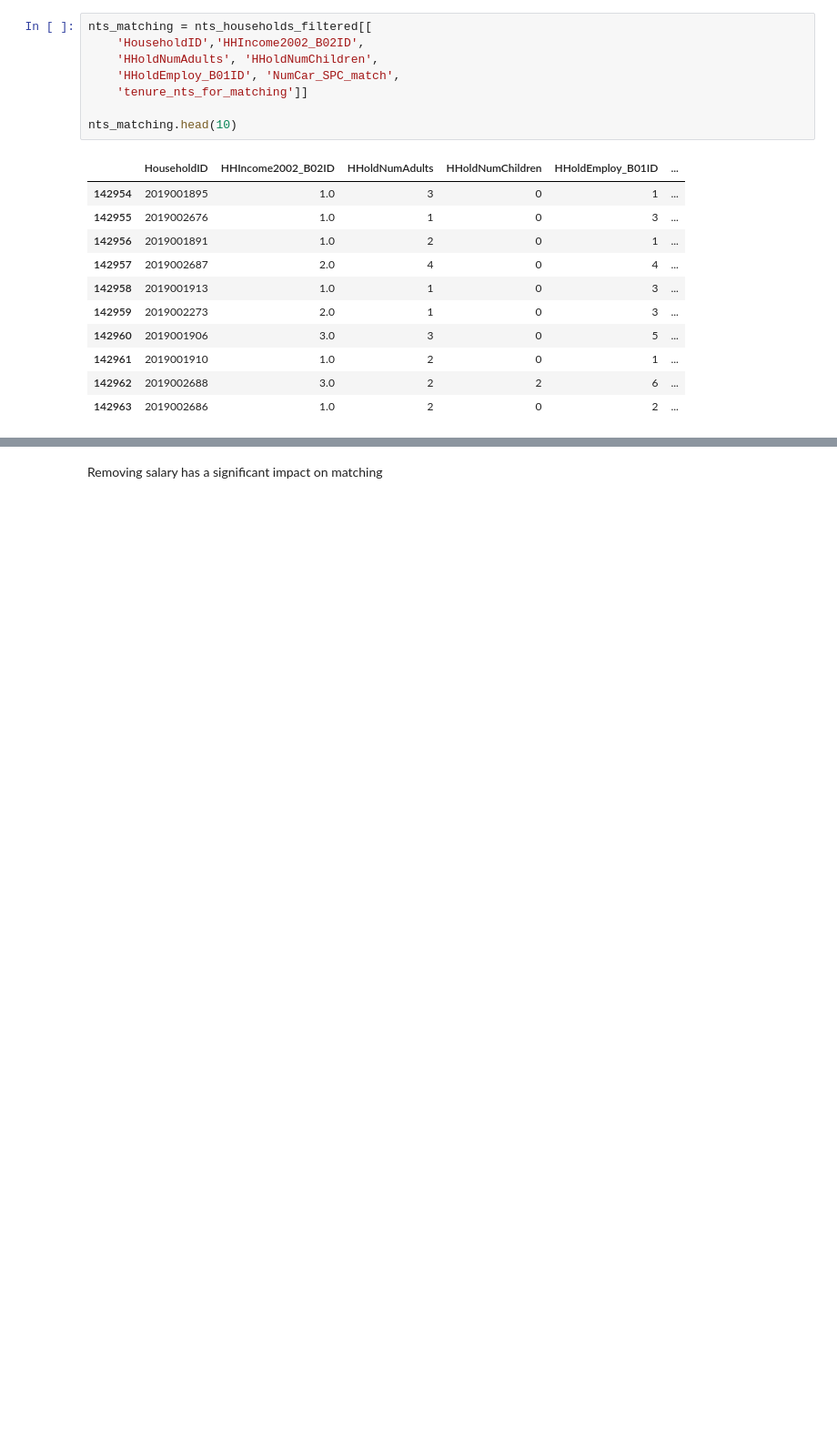
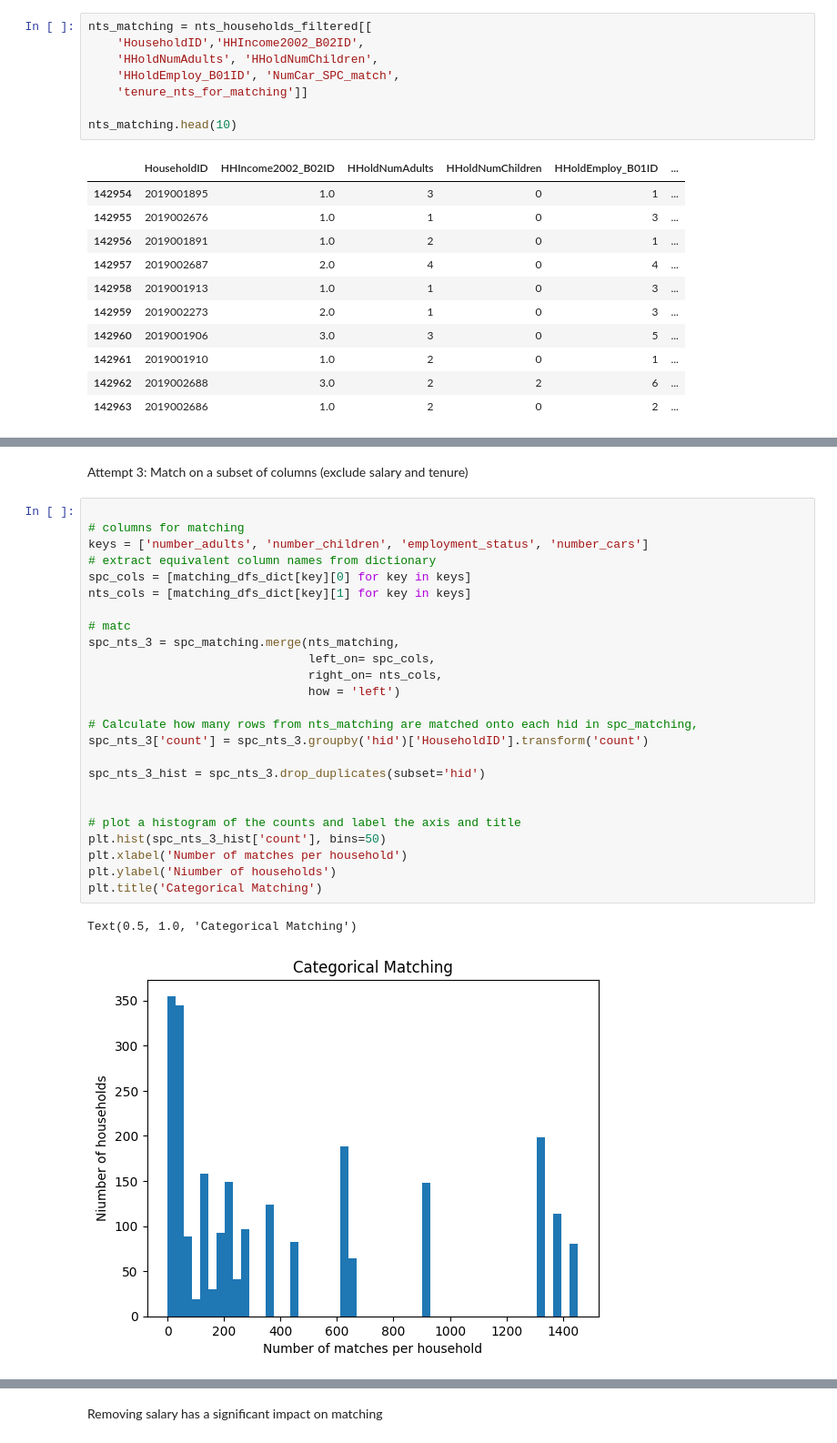
Before and after one commit to Urban-Analytics-Technology-Platform/acbm, a Jupyter notebook: notebooks/statistical_matching.ipynb, the cells around one changed output, grey strips where cells are left out. Shown at 91% size. Saved outputs shown, nothing was run; the diff lists cells and outputs as text; blank space fills up the shorter version.

```diff
--- a/notebooks/statistical_matching.ipynb
+++ b/notebooks/statistical_matching.ipynb
@@ -671,0 +696,30 @@ Text(0.5, 1.0, 'Categorical Matching')
+# %% [markdown]
+Attempt 3: Match on a subset of columns (exclude salary and tenure)
+# %%
+
+# columns for matching
+keys = ['number_adults', 'number_children', 'employment_status', 'number_cars']
+# extract equivalent column names from dictionary
+spc_cols = [matching_dfs_dict[key][0] for key in keys]
+nts_cols = [matching_dfs_dict[key][1] for key in keys]
+
+# matc
+spc_nts_3 = spc_matching.merge(nts_matching,
+                               left_on= spc_cols,
+                               right_on= nts_cols,
+                               how = 'left')
+
+# Calculate how many rows from nts_matching are matched onto each hid in spc_matching,
+spc_nts_3['count'] = spc_nts_3.groupby('hid')['HouseholdID'].transform('count')
+
+spc_nts_3_hist = spc_nts_3.drop_duplicates(subset='hid')
+
+
+# plot a histogram of the counts and label the axis and title
+plt.hist(spc_nts_3_hist['count'], bins=50)
+plt.xlabel('Number of matches per household')
+plt.ylabel('Niumber of households')
+plt.title('Categorical Matching')
+# %% [output]
+Text(0.5, 1.0, 'Categorical Matching')
+[figure, added]
```
Also changed, not shown: parts of 15 cells of this notebook.
